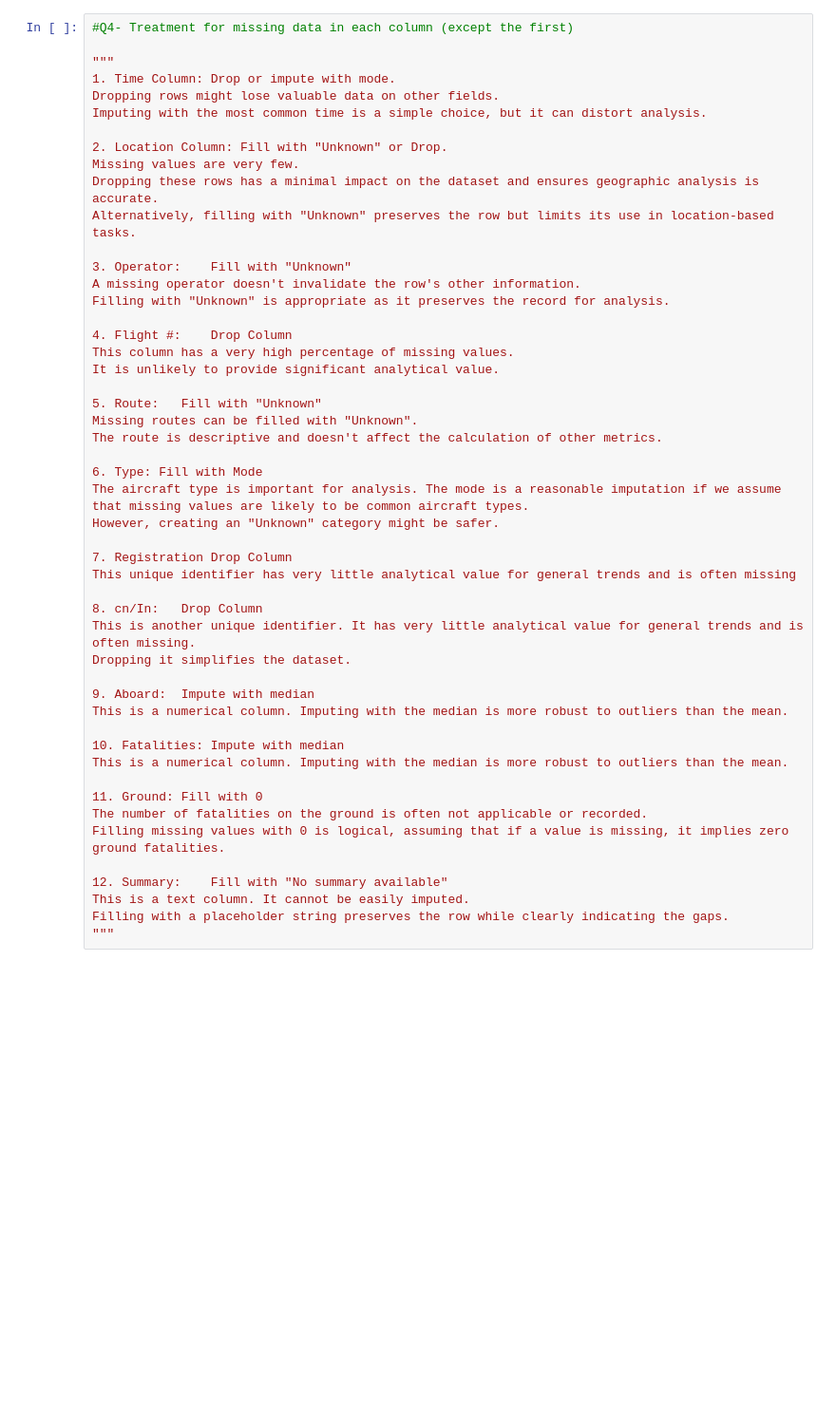
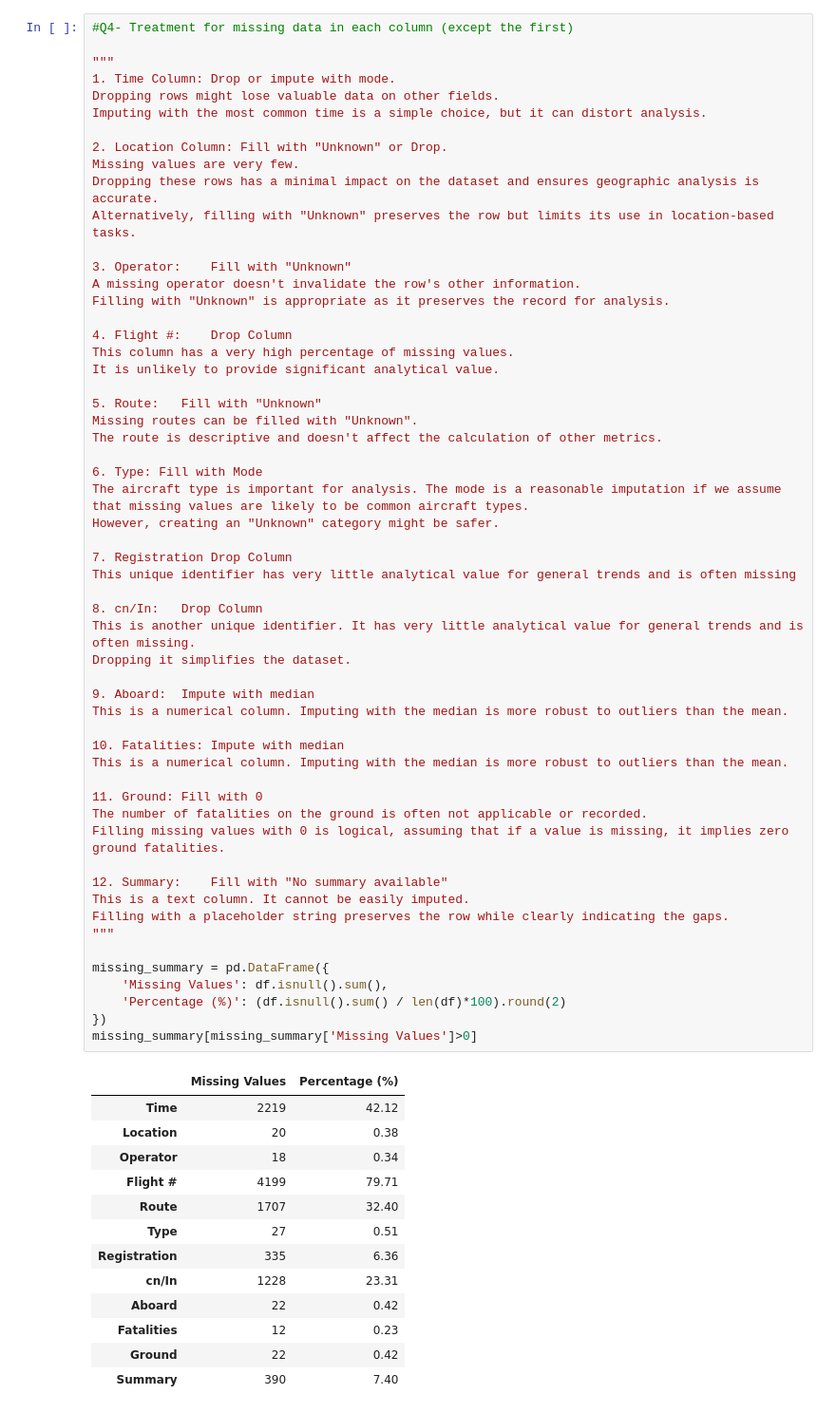
Before and after one commit to Sean-Nguyo/Data-Wrangling, a Jupyter notebook: Airplane_Crashes_Data_Cleaning.ipynb, the cells around one changed output. Shown at 95% size. Drawn from its saved outputs; the diff is of its cells as text; blank space fills up the shorter version.

```diff
--- a/Airplane_Crashes_Data_Cleaning.ipynb
+++ b/Airplane_Crashes_Data_Cleaning.ipynb
@@ -40,33 +63,53 @@ It is unlikely to provide significant analytical value.
 
 5. Route:	Fill with "Unknown"
 Missing routes can be filled with "Unknown".
 The route is descriptive and doesn't affect the calculation of other metrics.
 
 6. Type: Fill with Mode
 The aircraft type is important for analysis. The mode is a reasonable imputation if we assume that missing values are likely to be common aircraft types.
 However, creating an "Unknown" category might be safer.
 
 7. Registration	Drop Column
 This unique identifier has very little analytical value for general trends and is often missing
 
 8. cn/In:	Drop Column
 This is another unique identifier. It has very little analytical value for general trends and is often missing.
 Dropping it simplifies the dataset.
 
 9. Aboard:	Impute with median
 This is a numerical column. Imputing with the median is more robust to outliers than the mean.
 
 10. Fatalities:	Impute with median
 This is a numerical column. Imputing with the median is more robust to outliers than the mean.
 
 11. Ground:	Fill with 0
 The number of fatalities on the ground is often not applicable or recorded.
 Filling missing values with 0 is logical, assuming that if a value is missing, it implies zero ground fatalities.
 
 12. Summary:	Fill with "No summary available"
 This is a text column. It cannot be easily imputed.
 Filling with a placeholder string preserves the row while clearly indicating the gaps.
 """
+
+missing_summary = pd.DataFrame({
+    'Missing Values': df.isnull().sum(),
+    'Percentage (%)': (df.isnull().sum() / len(df)*100).round(2)
+})
+missing_summary[missing_summary['Missing Values']>0]
+# %% [output]
+|  | Missing Values | Percentage (%) |
+| Time | 2219 | 42.12 |
+| Location | 20 | 0.38 |
+| Operator | 18 | 0.34 |
+| Flight # | 4199 | 79.71 |
+| Route | 1707 | 32.40 |
+| Type | 27 | 0.51 |
+| Registration | 335 | 6.36 |
+| cn/In | 1228 | 23.31 |
+| Aboard | 22 | 0.42 |
+| Fatalities | 12 | 0.23 |
+| Ground | 22 | 0.42 |
+| Summary | 390 | 7.40 |
 # %%
 #Q5
 # dataframe with the specified columns
```
Also changed, not shown: parts of 10 cells of this notebook.
